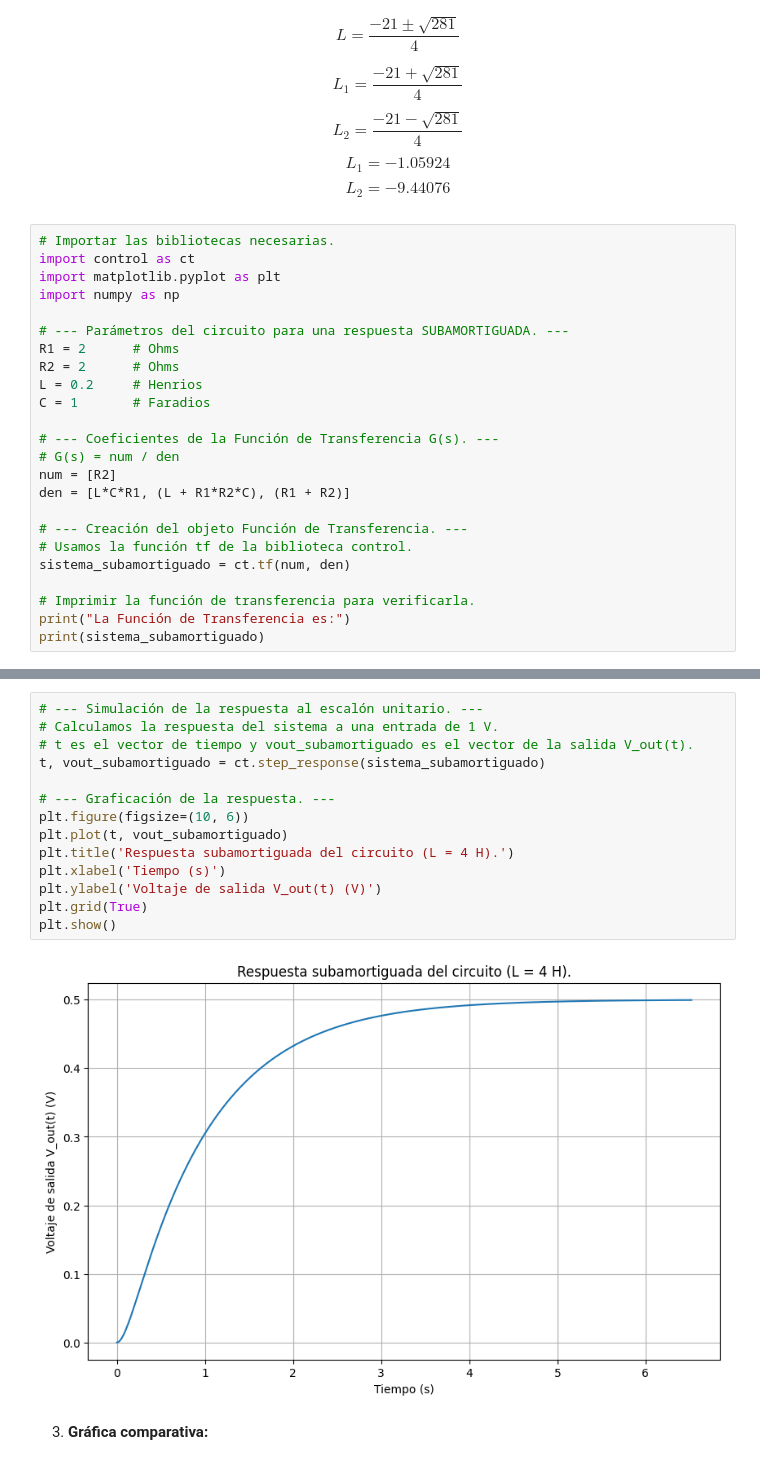
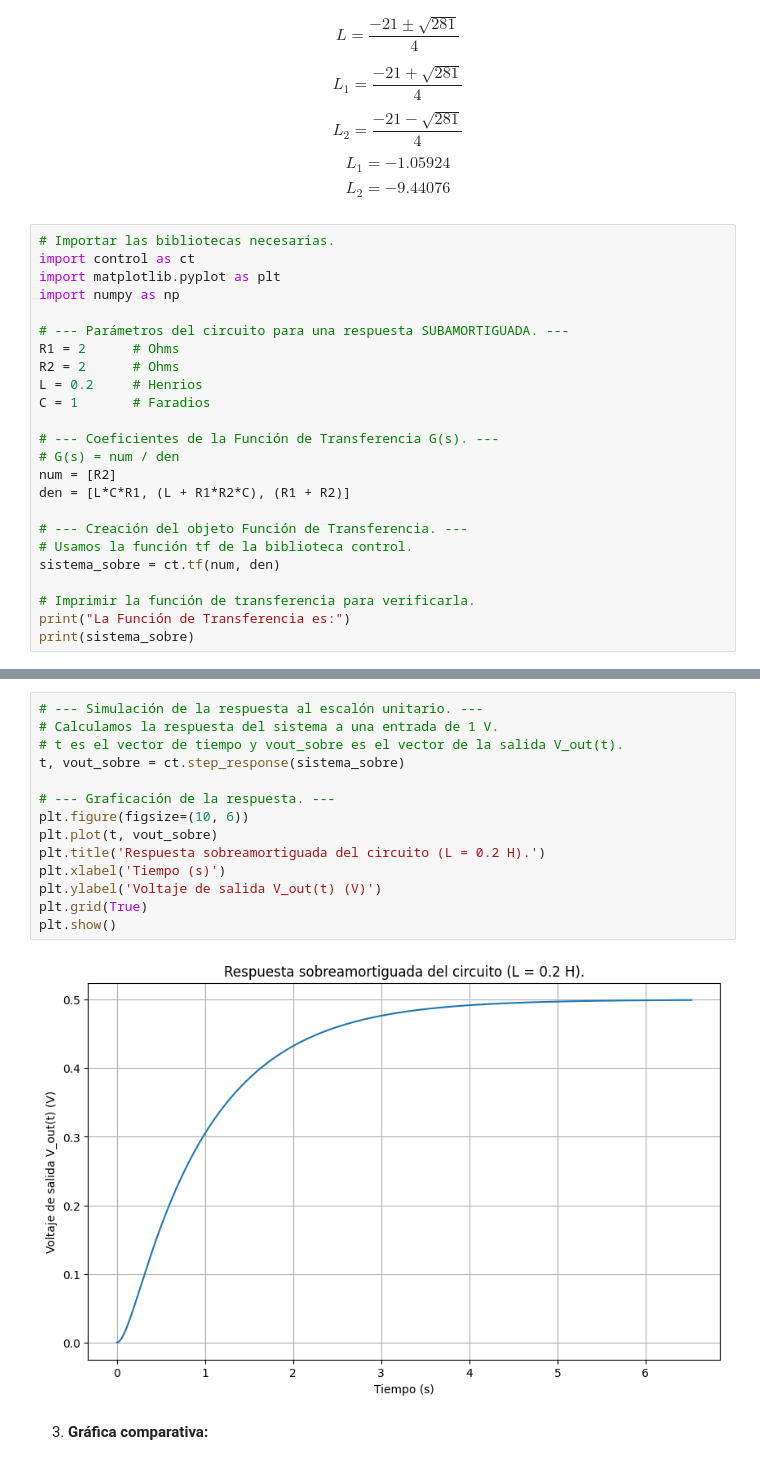
Before and after one commit to migueamv/Control-Clasico, a Jupyter notebook: Practicas/P_2_02_Respuestas_circuito_segundo_orden.ipynb, the cells around one changed output, grey strips where cells are left out. Saved outputs shown, nothing was run; the diff lists cells and outputs as text.

```diff
--- a/Practicas/P_2_02_Respuestas_circuito_segundo_orden.ipynb
+++ b/Practicas/P_2_02_Respuestas_circuito_segundo_orden.ipynb
@@ -325,10 +324,10 @@ den = [L*C*R1, (L + R1*R2*C), (R1 + R2)]
 
 # --- Creación del objeto Función de Transferencia. ---
 # Usamos la función tf de la biblioteca control.
-sistema_subamortiguado = ct.tf(num, den)
+sistema_sobre = ct.tf(num, den)
 
 # Imprimir la función de transferencia para verificarla.
 print("La Función de Transferencia es:")
-print(sistema_subamortiguado)
+print(sistema_sobre)
 # %% [output]
 La Función de Transferencia es:
@@ -361,19 +360,19 @@ Las raíces de s (polos) son:
 # %%
 # --- Simulación de la respuesta al escalón unitario. ---
 # Calculamos la respuesta del sistema a una entrada de 1 V.
-# t es el vector de tiempo y vout_subamortiguado es el vector de la salida V_out(t).
-t, vout_subamortiguado = ct.step_response(sistema_subamortiguado)
+# t es el vector de tiempo y vout_sobre es el vector de la salida V_out(t).
+t, vout_sobre = ct.step_response(sistema_sobre)
 
 # --- Graficación de la respuesta. ---
 plt.figure(figsize=(10, 6))
-plt.plot(t, vout_subamortiguado)
-plt.title('Respuesta subamortiguada del circuito (L = 4 H).')
+plt.plot(t, vout_sobre)
+plt.title('Respuesta sobreamortiguada del circuito (L = 0.2 H).')
 plt.xlabel('Tiempo (s)')
 plt.ylabel('Voltaje de salida V_out(t) (V)')
 plt.grid(True)
 plt.show()
 # %% [output]
-[figure, old version]
+[figure, new version]
 # %% [markdown]
 3.  **Gráfica comparativa:**
 # %%
```
Also changed, not shown: parts of 5 cells of this notebook.
